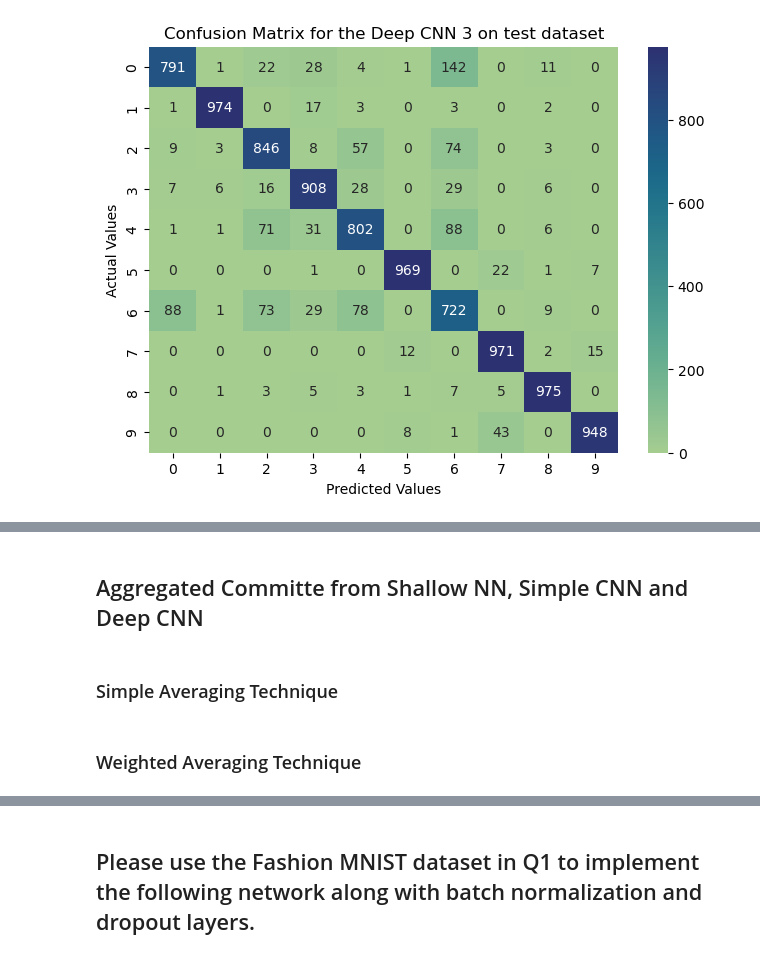
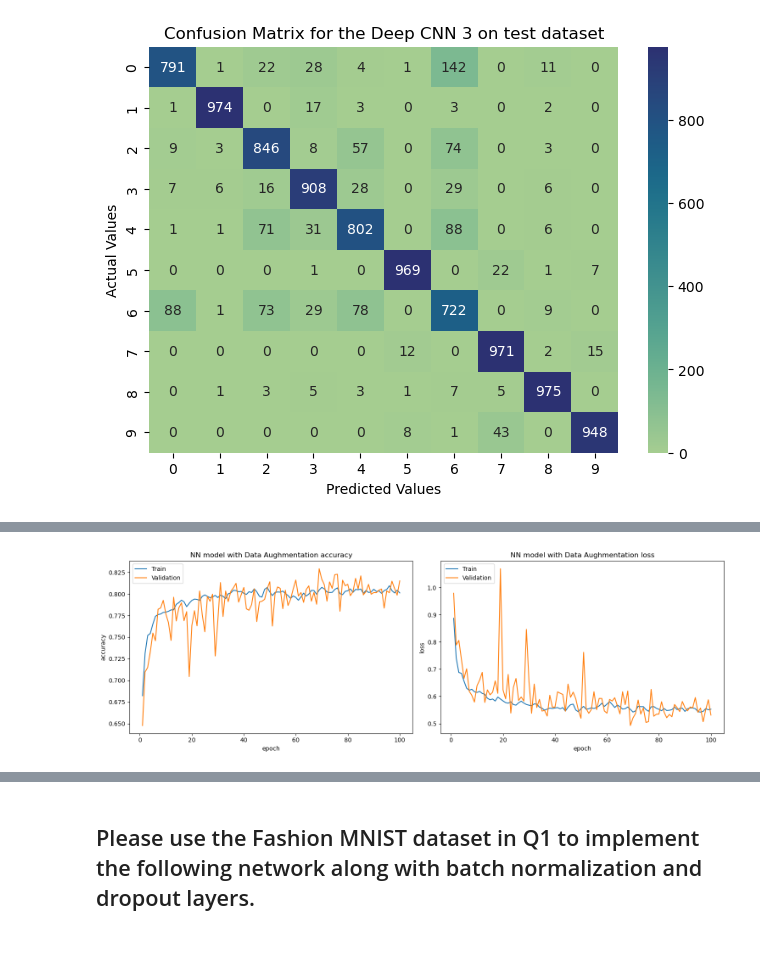
Before and after one commit to buddhathapa12/machine-learning, a Jupyter notebook: neural_network_Assignment3/E923Q669_Assignment3.ipynb, the cells around one changed output, grey strips where cells are left out. Saved outputs shown, nothing was run; the diff lists cells and outputs as text; code cells hidden in the pictures.

```diff
--- a/neural_network_Assignment3/E923Q669_Assignment3.ipynb
+++ b/neural_network_Assignment3/E923Q669_Assignment3.ipynb
@@ -1261,21 +1185,47 @@ weighted avg       0.89      0.89      0.89     10000
+# %%
+from sklearn.model_selection import train_test_split
+
+X_train, X_val, y_train, y_val = train_test_split(train_images, train_labels_onehot, test_size= 0.2, random_state= 42)
+
+train_images_with_channel = tf.expand_dims(X_train, axis= -1)
+
+data_augumentation = tf.keras.Sequential([
+    #Data Augumentation
+    tf.keras.layers.RandomFlip(mode= "horizontal"),
+    tf.keras.layers.RandomRotation(factor=0.2),
+])
+
+# # data_augumentation()
+train_dataset = tf.data.Dataset.from_tensor_slices((train_images_with_channel, y_train))
+
+# Shuffle, augment, batch, and prefetch the training data
+batch_size = 64
+train_dataset = (
+    train_dataset
+    .shuffle(buffer_size=1000)  # Shuffle the data
+    .map(lambda x, y: (data_augumentation(x), y), num_parallel_calls=tf.data.AUTOTUNE)  # Apply augmentation
+    .batch(batch_size)  # Batch the data
+    .prefetch(buffer_size=tf.data.AUTOTUNE)  # Prefetch for performance
+)
 # %%
-deep_cnn_model4 = tf.keras.Sequential([
+nn_model_with_data_aug = tf.keras.Sequential([
     tf.keras.layers.Input(shape = (28, 28, 1)),
     tf.keras.layers.Conv2D(filters= 32, kernel_size= (3, 3), activation= "relu"),
+    tf.keras.layers.BatchNormalization(),
     tf.keras.layers.MaxPool2D(pool_size= (2, 2)),
     tf.keras.layers.Dropout(0.05),
+    tf.keras.layers.Conv2D(64, (3, 3), activation='relu'),
     tf.keras.layers.BatchNormalization(),
-    tf.keras.layers.Conv2D(64, (3, 3), activation='relu'),
     tf.keras.layers.MaxPooling2D((2, 2)),
     tf.keras.layers.Flatten(),
     tf.keras.layers.Dense(units= 256, activation= "tanh"),
     tf.keras.layers.Dense(10, activation='softmax')
 ])
 
-deep_cnn_model4.compile(optimizer=tf.keras.optimizers.Adam(learning_rate=0.005),
-              loss=tf.keras.losses.CategoricalCrossentropy(),
+nn_model_with_data_aug.compile(optimizer=tf.keras.optimizers.Adam(learning_rate=0.005),
+              loss=tf.keras.losses.CategoricalCrossentropy,
               metrics=['accuracy'])
 
-deep_cnn4_history = deep_cnn_model4.fit(train_dataset1 , epochs=100, validation_data= (X_val, y_val), batch_size= 64)
+nn_model_with_data_aug_history = nn_model_with_data_aug.fit(train_dataset , epochs=100, validation_data= (X_val, y_val), batch_size= 64)
 # %% [output]
 Epoch 1/100
@@ -1365,6 +1248,4 @@ weighted avg       0.92      0.92      0.92     10000
-# %% [markdown]
-## Aggregated Committe from Shallow NN, Simple CNN and Deep CNN
-# %% [markdown]
-### Simple Averaging Technique
-# %% [markdown]
-### Weighted Averaging Technique
+# %%
+PlotTrainAndValidationAccuracyAndLoss(nn_model_with_data_aug_history, "NN model with Data Aughmentation")
+# %% [output]
+[figure, added]
```
Also changed, not shown: parts of 28 cells of this notebook.
